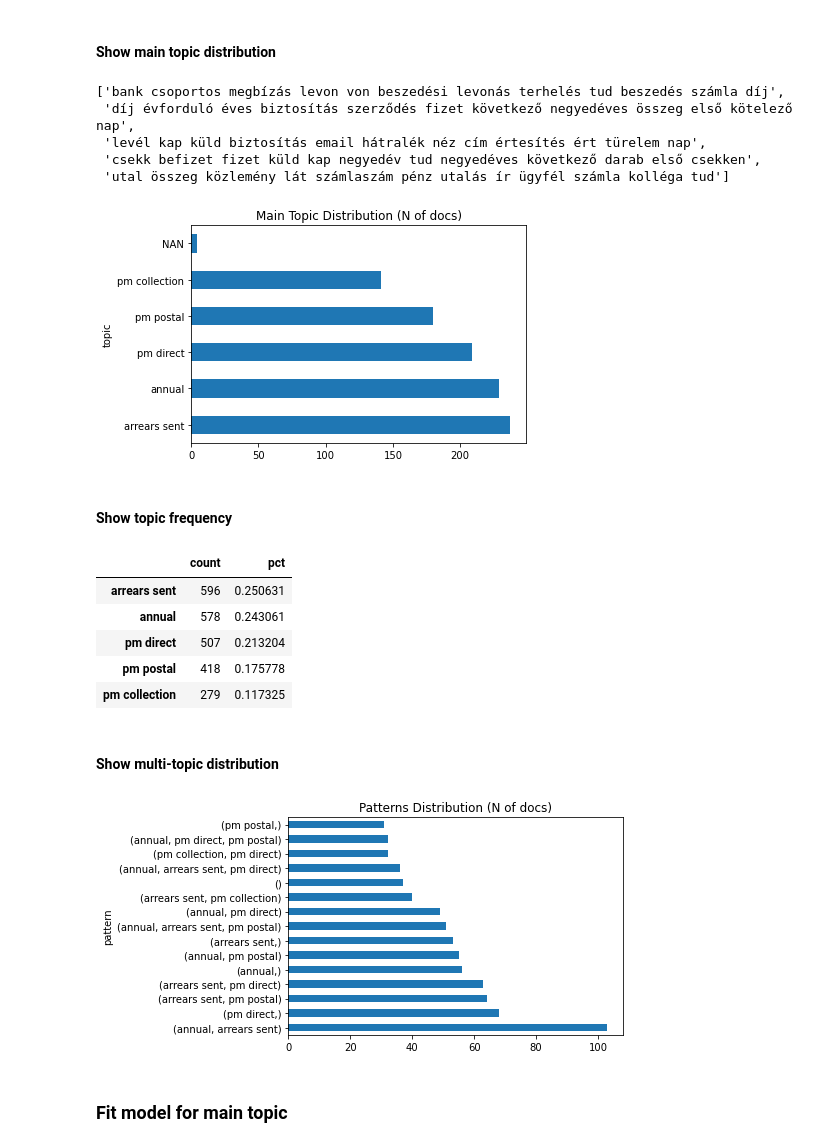
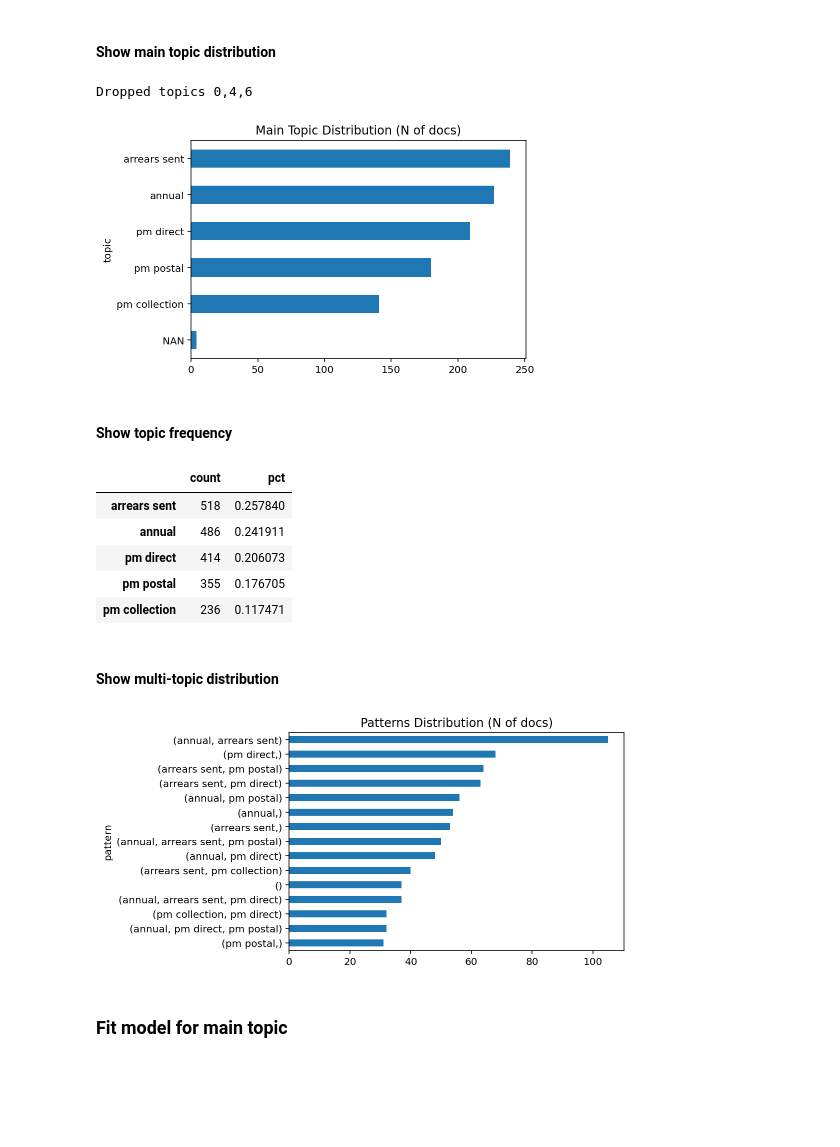
Before and after one commit to poorjanos/CCC-Topic-Modeling, a Jupyter notebook: notebooks/2.1-pj-nmf-1gram.ipynb, the cells around one changed output. Drawn from its saved outputs; the diff is of its cells as text; code cells hidden in the pictures; blank space fills up the shorter version.

Commit message:
Implement nmfTopicModeler class

```diff
--- a/notebooks/2.1-pj-nmf-1gram.ipynb
+++ b/notebooks/2.1-pj-nmf-1gram.ipynb
@@ -63,0 +24,8 @@ topic
+# %%
+topic_mdl = nmfTopicModeler(n_components = 8, max_iter = 1000)
+topic_mdl.fit(df['tokenized_mults_extr'])
+
+pyLDAvis.enable_notebook()
+vis_nmf = pyLDAvis.sklearn.prepare(topic_mdl.mdl,\
+                                   topic_mdl.doc_term_matrix, topic_mdl.vectors)
+vis_nmf
@@ -90,44 +73,41 @@ show_topics(H1, num_top_words = 12, vocab = vocab)
 #### Show main topic distribution
 # %%
 # Drop administrative topics
-W1_clean , H1_clean = drop_topics(W1, H1, drop_list = [0,4,6])
+topic_mdl.drop_topics(drop_list = [0,4,6])
+# %% [output]
+Dropped topics 0,4,6
-# %%
-show_topics(H1_clean, num_top_words = 12, vocab = vocab)
-# %% [output]
-['bank csoportos megbízás levon von beszedési levonás terhelés tud beszedés számla díj',
- 'díj évforduló éves biztosítás szerződés fizet következő negyedéves összeg első kötelező nap',
- 'levél kap küld biztosítás email hátralék néz cím értesítés ért türelem nap',
- 'csekk befizet fizet küld kap negyedév tud negyedéves következő darab első csekken',
- 'utal összeg közlemény lát számlaszám pénz utalás ír ügyfél számla kolléga tud']
 # %%
-_, main_topic = get_main_topic(W1_clean, ['pm collection', 'annual', 'arrears sent', 'pm postal', 'pm direct', 'NAN'],\
+%matplotlib inline
+%config InlineBackend.figure_format='retina'
+
+_, main_topic = topic_mdl.get_main_topic(topic_names = ['pm collection', 'annual', 'arrears sent', 'pm postal', 'pm direct', 'NAN'],\
                                     threshold = 0)
-main_topic['count'].plot.barh(title = 'Main Topic Distribution (N of docs)');
+main_topic['count'][::-1].plot.barh(title = 'Main Topic Distribution (N of docs)');
 # %% [output]
-[figure, old version]
+[figure, new version]
 # %% [markdown]
 #### Show topic frequency
 # %%
-topic_freq = get_topic_frequency(W1_clean, ['pm collection', 'annual', 'arrears sent', 'pm postal', 'pm direct'],\
-                                    threshold = 0.01)
-topic_freq
+topic_mdl.get_topic_frequency(topic_names =\
+['pm collection', 'annual', 'arrears sent', 'pm postal', 'pm direct'],\
+                              threshold = 0.015)
 # %% [output]
 |  | count | pct |
-| arrears sent | 596 | 0.250631 |
-| annual | 578 | 0.243061 |
-| pm direct | 507 | 0.213204 |
-| pm postal | 418 | 0.175778 |
-| pm collection | 279 | 0.117325 |
+| arrears sent | 518 | 0.257840 |
+| annual | 486 | 0.241911 |
+| pm direct | 414 | 0.206073 |
+| pm postal | 355 | 0.176705 |
+| pm collection | 236 | 0.117471 |
 # %% [markdown]
 #### Show multi-topic distribution
 # %%
-_, topic_patterns = get_topic_patterns(W1_clean, ['pm collection', 'annual', 'arrears sent', 'pm postal', 'pm direct'],\
+_, topic_patterns = topic_mdl.get_topic_patterns(topic_names = ['pm collection', 'annual', 'arrears sent', 'pm postal', 'pm direct'],\
                                     threshold = 0.015)
 
-topic_patterns = topic_patterns.iloc[0:15, 0]
+topic_patterns = topic_patterns.iloc[0:15, 0][::-1]
 topic_patterns.plot.barh(title = 'Patterns Distribution (N of docs)');
 # %% [output]
-[figure, old version]
+[figure, new version]
 # %%
 df_pattern = df.join(pattern_by_doc)
 df_pattern.loc[:, ['file_name', 'text', 'pattern']].to_csv(path_to_data / 'processed' / '1gram_pattern_inspect.csv')
```
Also changed, not shown: parts of 7 cells of this notebook, 6 other files.
